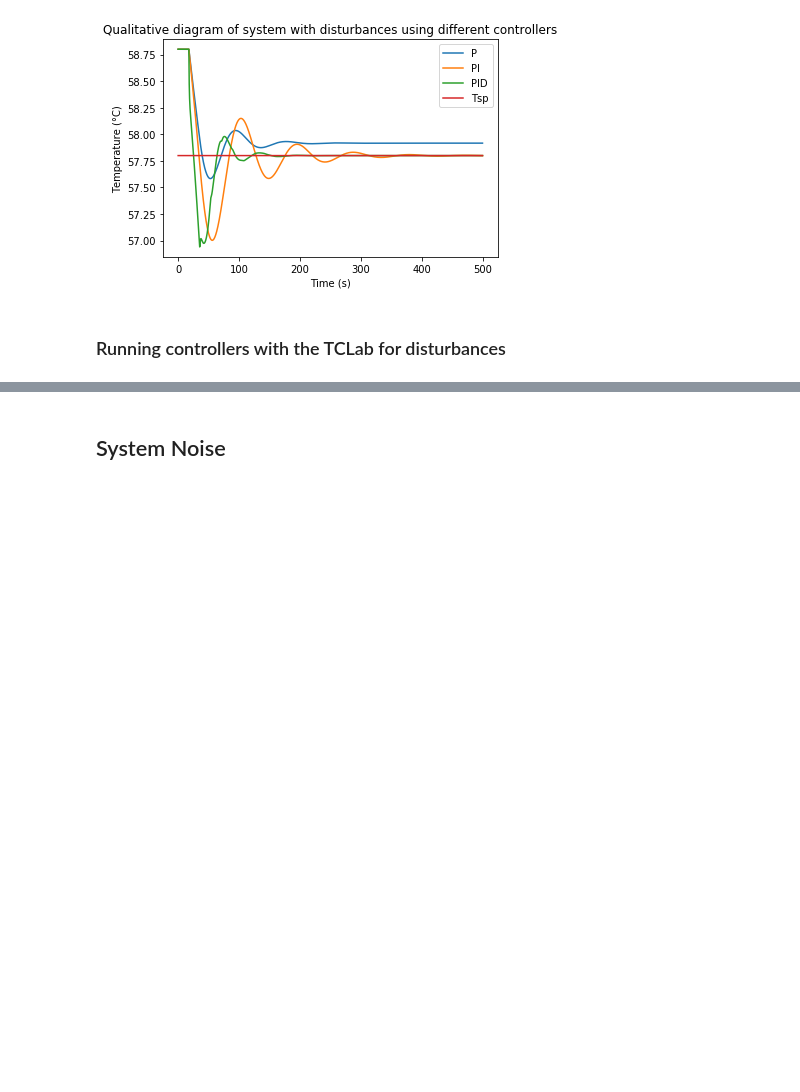
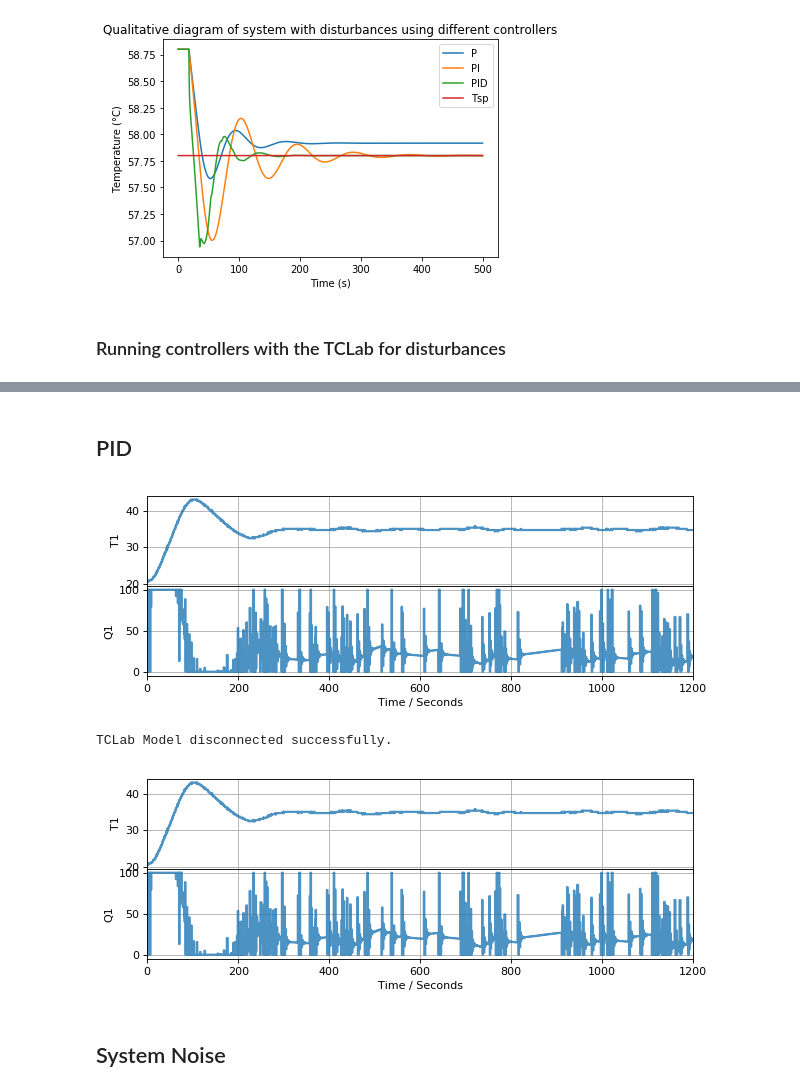
Before and after one commit to JarrydWebber/CPB-Group-17-2020, a Jupyter notebook: CC + IAE with TCLab.ipynb, the cells around one changed output, grey strips where cells are left out. Drawn from its saved outputs; the diff is of its cells as text; code cells hidden in the pictures; blank space fills up the shorter version.

```diff
--- a/CC + IAE with TCLab.ipynb
+++ b/CC + IAE with TCLab.ipynb
@@ -502,3 +555,28 @@ plt.show()
+# %% [markdown]
+## PID
+# %%
+TCLab = tclab.setup(connected=False, speedup=10)
+
+with TCLab() as lab:
+    sources = [('T1', lambda: lab.T1),
+               ('Q1', lambda: lab.U1)]
+    h = tclab.Historian(sources)
+    p = Plotter(h, 1200)
+
+    for t in clock(1200):
+        T1sp = 35
+        Q1 = lab.Q1(Gc_PID_IAED.output)
+        T1 = lab.T1
+        e = T1sp - T1
+        Gc_PID_IAED.change_input(t, e)
+        Gc_PID_IAED.change_state(Gc_PID_IAED.state + Gc_PID_IAED.derivative(e))
+
+        h.update(t)
+        p.update(t)
+# %% [output]
+[figure, added]
+TCLab Model disconnected successfully.
+[figure, added]
 # %% [markdown]
 ## System Noise
 # %%
```
Also changed, not shown: parts of 4 cells of this notebook.
